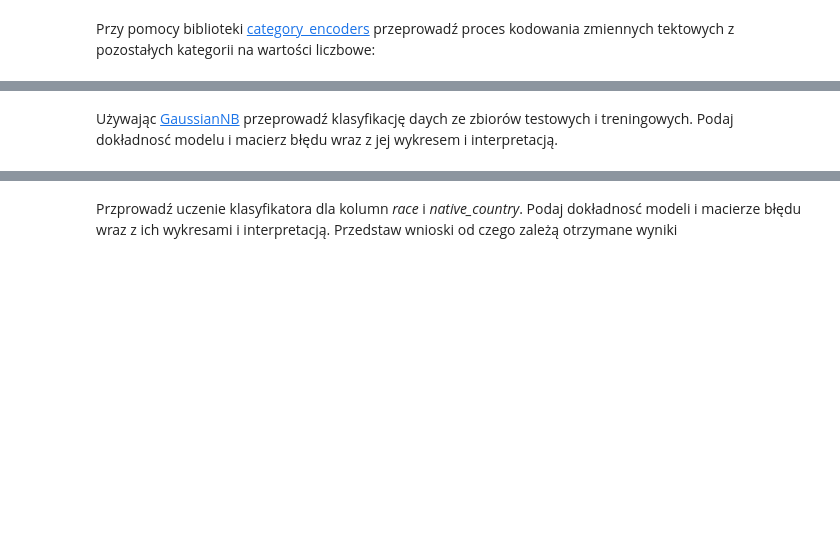
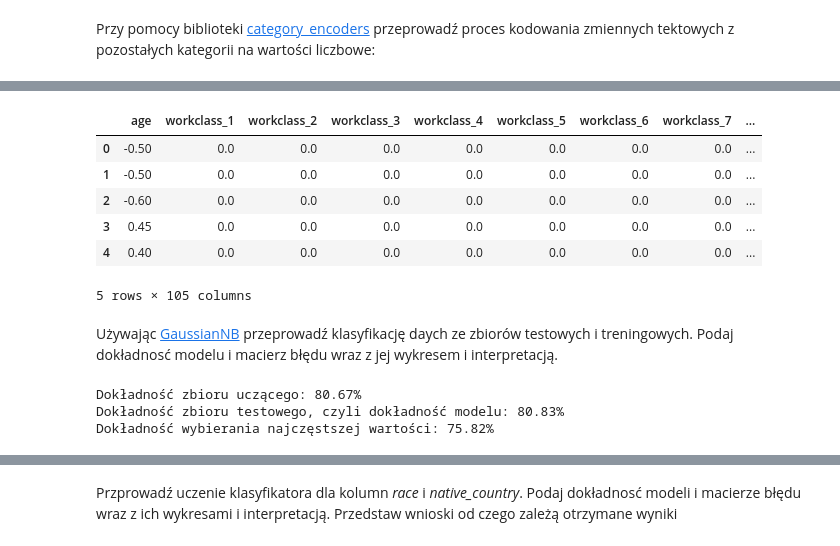
Before and after one commit to Artur-Mzyk/Analiza_i_bazy_danych, a Jupyter notebook: Lab9/raport.ipynb, the cells around one changed output, grey strips where cells are left out. Cells and saved outputs as stored; diff of their text form; code cells hidden in the pictures; blank space fills up the shorter version.

```diff
--- a/Lab9/raport.ipynb
+++ b/Lab9/raport.ipynb
@@ -216,2 +150,12 @@ X_test = encoder.transform(X_test)
+# %%
+X_test.head()
+# %% [output]
+|  | age | workclass_1 | workclass_2 | workclass_3 | workclass_4 | workclass_5 | workclass_6 | workclass_7 | ... |
+| 0 | -0.50 | 0.0 | 0.0 | 0.0 | 0.0 | 0.0 | 0.0 | 0.0 | ... |
+| 1 | -0.50 | 0.0 | 0.0 | 0.0 | 0.0 | 0.0 | 0.0 | 0.0 | ... |
+| 2 | -0.60 | 0.0 | 0.0 | 0.0 | 0.0 | 0.0 | 0.0 | 0.0 | ... |
+| 3 | 0.45 | 0.0 | 0.0 | 0.0 | 0.0 | 0.0 | 0.0 | 0.0 | ... |
+| 4 | 0.40 | 0.0 | 0.0 | 0.0 | 0.0 | 0.0 | 0.0 | 0.0 | ... |
+5 rows × 105 columns
 # %% [markdown]
 Używając [GaussianNB](https://scikit-learn.org/stable/modules/generated/sklearn.naive_bayes.GaussianNB.html) przeprowadź klasyfikację daych ze zbiorów testowych i treningowych. Podaj dokładnosć modelu i macierz błędu wraz z jej wykresem i interpretacją.
@@ -228,0 +162,17 @@ y_pred
+# %%
+# Inicjalizacja naiwnego klasyfikatora bayesowskiego
+gnb = GaussianNB()
+
+# Klasyfikacja
+gnb.fit(X_train, y_train)
+y_pred = gnb.predict(X_test)
+
+# Dokładności
+print(f"Dokładność zbioru uczącego: {round(gnb.score(X_train, y_train), 4) * 100}%")
+print(f"Dokładność zbioru testowego, czyli dokładność modelu: {round(gnb.score(X_test, y_test), 4) * 100}%")
+vals = list(y_test.value_counts())
+print(f"Dokładność wybierania najczęstszej wartości: {round(max(vals) / sum(vals), 4) * 100}%")
+# %% [output]
+Dokładność zbioru uczącego: 80.67%
+Dokładność zbioru testowego, czyli dokładność modelu: 80.83%
+Dokładność wybierania najczęstszej wartości: 75.82%
```
Also changed, not shown: parts of 44 cells of this notebook.
